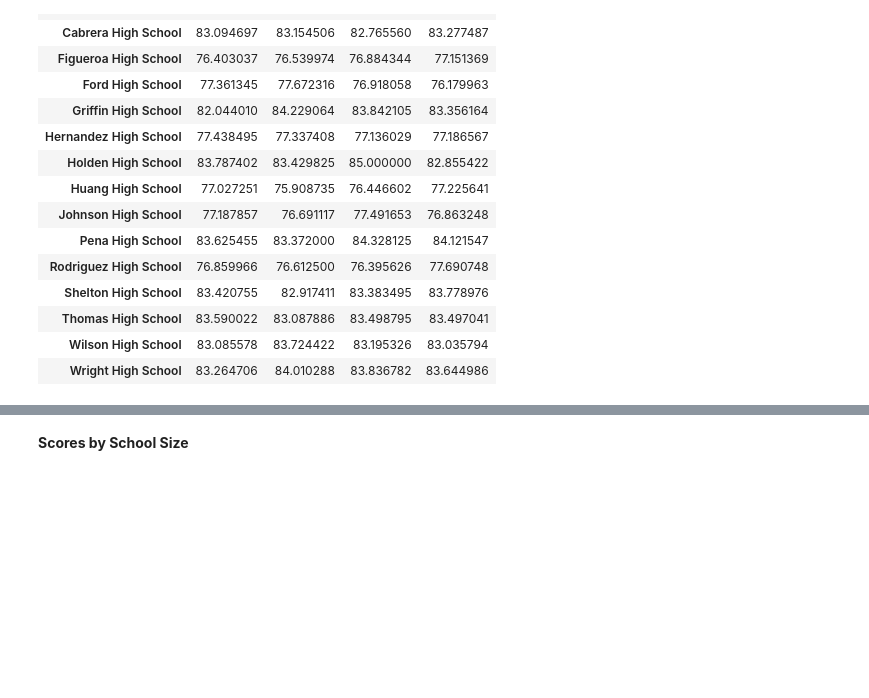
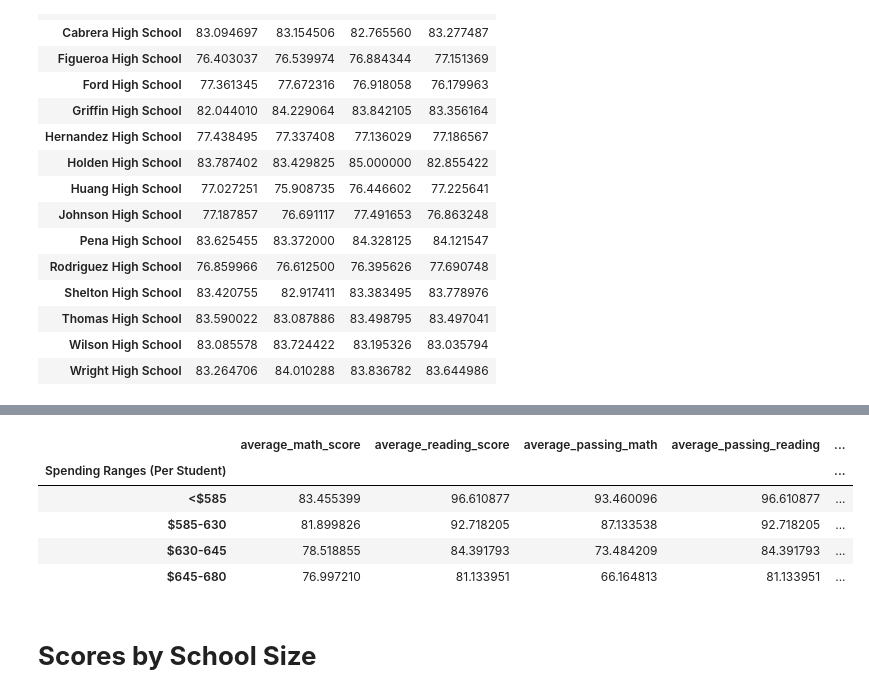
Before and after one commit to FawneeCakes/pandas-challenge, a Jupyter notebook: PyCitySchools_starter.ipynb, the cells around one changed output, grey strips where cells are left out. Saved outputs shown, nothing was run; the diff lists cells and outputs as text; code cells hidden in the pictures; blank space fills up the shorter version.

```diff
--- a/PyCitySchools_starter.ipynb
+++ b/PyCitySchools_starter.ipynb
@@ -584,2 +631,26 @@ school_spending_df
+# %%
+#  Calculate averages for the desired columns.
+spending_math_scores = school_spending_df.groupby(["Spending Ranges (Per Student)"])["Average Math Score"].mean()
+spending_reading_scores = school_spending_df.groupby(["Spending Ranges (Per Student)"])["Average Reading Score"].mean()
+spending_passing_math = school_spending_df.groupby(["Spending Ranges (Per Student)"])["% Passing Math"].mean()
+spending_passing_reading = school_spending_df.groupby(["Spending Ranges (Per Student)"])["% Passing Reading"].mean()
+overall_passing_spending = school_spending_df.groupby(["Spending Ranges (Per Student)"])["% Overall Passing Rate"].mean()
+# %%
+# Assemble into DataFrame
+spending_summary = pd.DataFrame({"average_math_score":spending_math_scores,
+                                 "average_reading_score":spending_reading_scores,
+                                "average_passing_math":spending_passing_math,
+                                "average_passing_reading":spending_passing_reading,
+                                "average_overall_passing":overall_passing_spending})
+
+# Display results
+spending_summary
+# %% [output]
+|  | average_math_score | average_reading_score | average_passing_math | average_passing_reading | ... |
+| Spending Ranges (Per Student) |  |  |  |  | ... |
+| <$585 | 83.455399 | 96.610877 | 93.460096 | 96.610877 | ... |
+| $585-630 | 81.899826 | 92.718205 | 87.133538 | 92.718205 | ... |
+| $630-645 | 78.518855 | 84.391793 | 73.484209 | 84.391793 | ... |
+| $645-680 | 76.997210 | 81.133951 | 66.164813 | 81.133951 | ... |
 # %% [markdown]
-**Scores by School Size**
+# **Scores by School Size**
```
Also changed, not shown: parts of 26 cells of this notebook.
